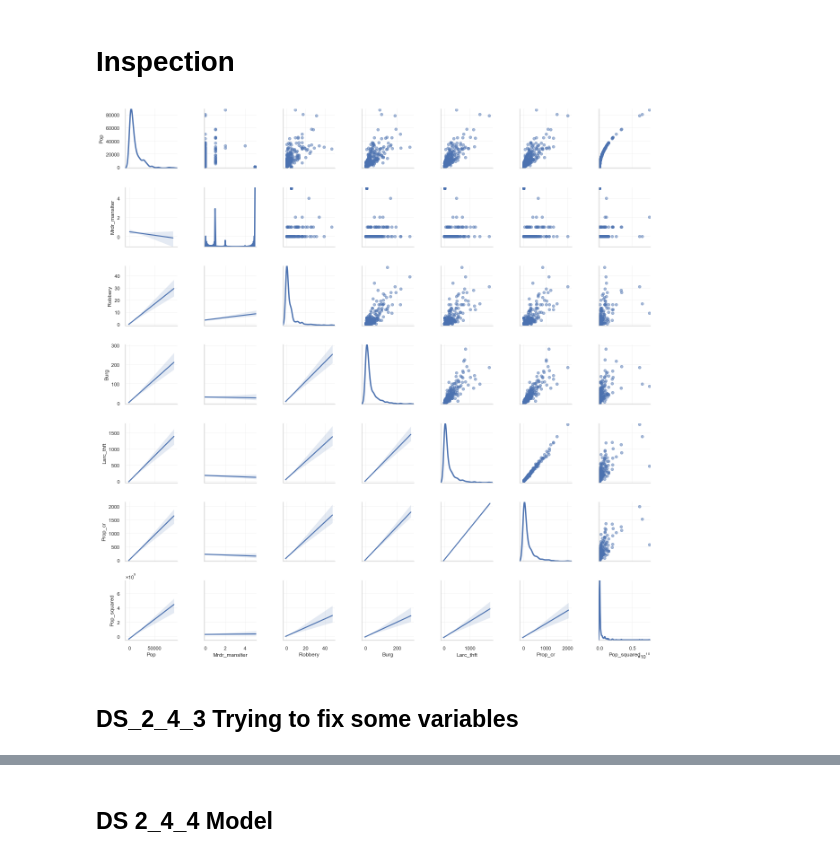
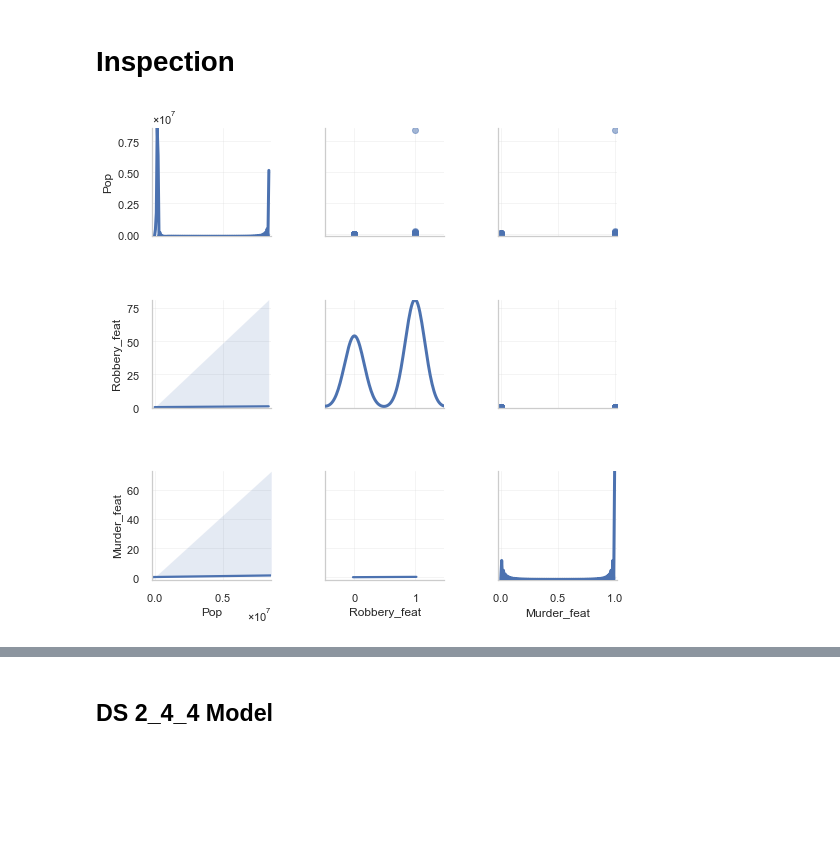
Before and after one commit to frendy1/Data-Science, a Jupyter notebook: FExcellent_DS_2_4_4.ipynb, the cells around one changed output, grey strips where cells are left out. Cells and saved outputs as stored; diff of their text form; code cells hidden in the pictures; blank space fills up the shorter version.

```diff
--- a/FExcellent_DS_2_4_4.ipynb
+++ b/FExcellent_DS_2_4_4.ipynb
@@ -248,15 +507,13 @@ g = sns.distplot(df_jittered2["Pop"],bins=50)
 # Inspection
 # %%
 # Declare that you want to make a scatterplot matrix.
-g = sns.PairGrid(df_jittered2, diag_sharey=False)
+g = sns.PairGrid(df3[['Pop','Robbery_feat','Murder_feat']], diag_sharey=False)
 # Scatterplot.
 g.map_upper(plt.scatter, alpha=.5)
 # Fit line summarizing the linear relationship of the two variables.
 g.map_lower(sns.regplot, scatter_kws=dict(alpha=0))
 # Give information about the univariate distributions of the variables.
 g.map_diag(sns.kdeplot, lw=3)
 plt.show()
 # %% [output]
-[figure, old version]
+[figure, new version]
-# %% [markdown]
-## DS_2_4_3 Trying to fix some variables
```
Also changed, not shown: parts of 52 cells of this notebook.
